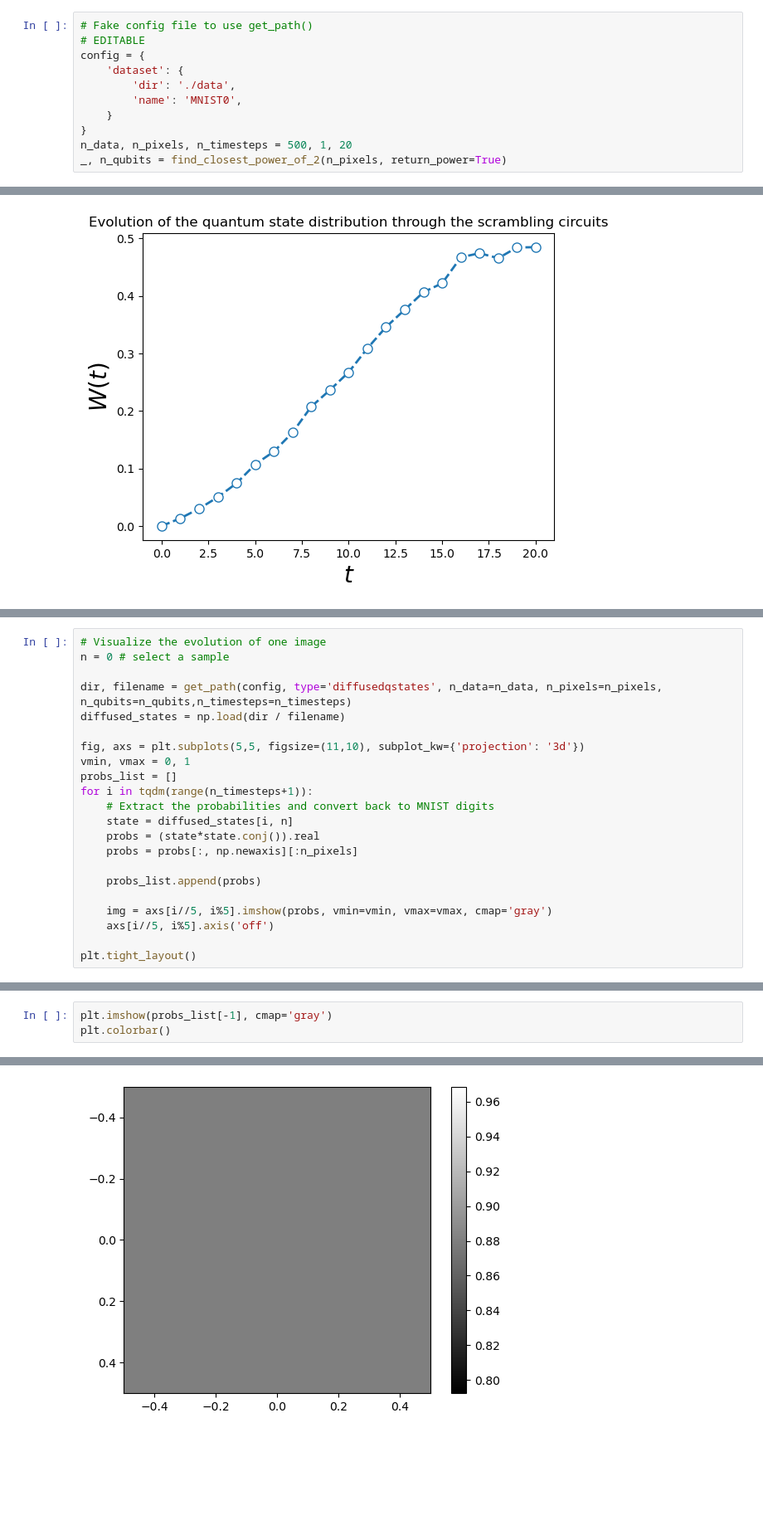
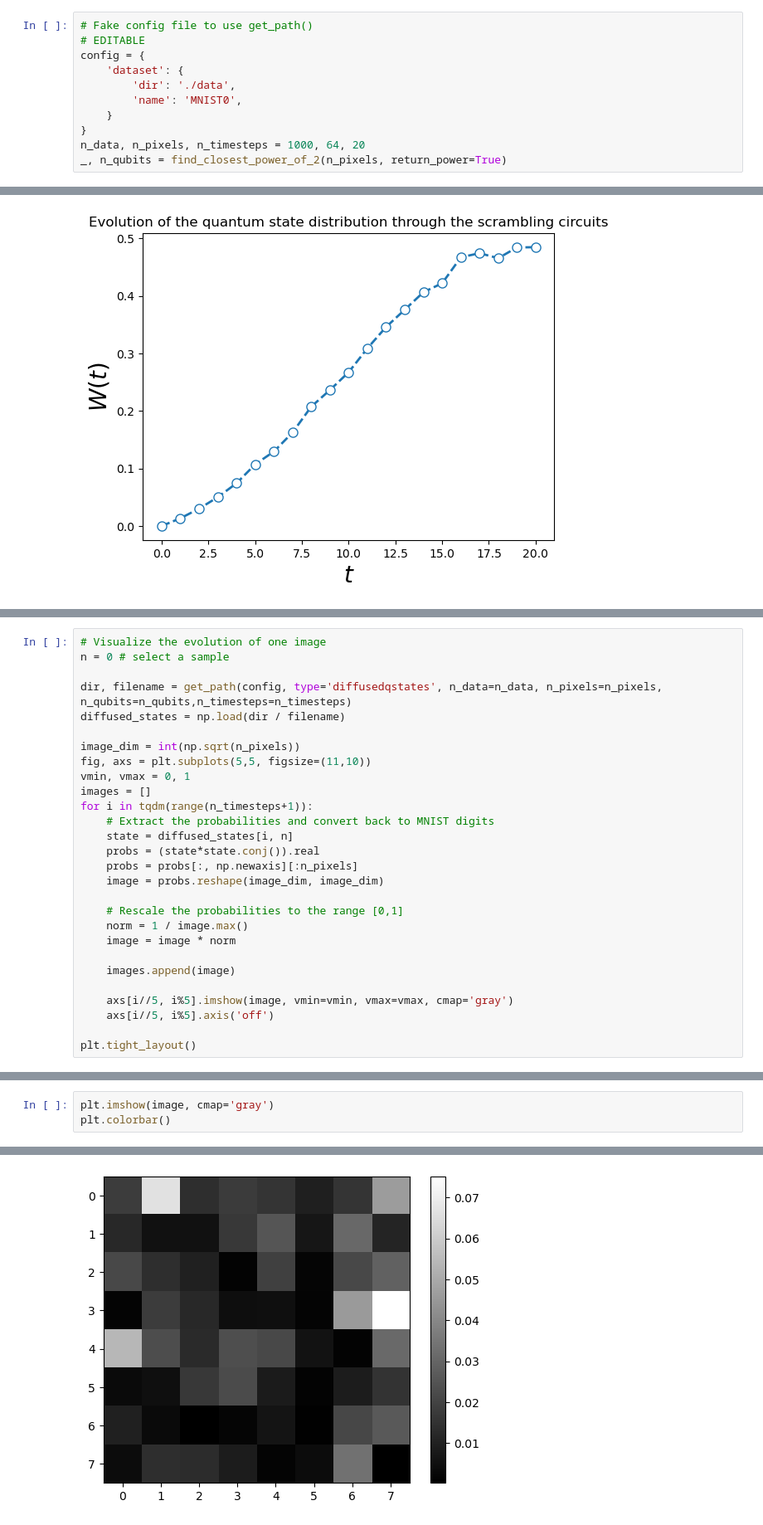
Before and after one commit to alapena/QuantGenMdl, a Jupyter notebook: visualize_noising.ipynb, the cells around one changed output, grey strips where cells are left out. Shown at 83% size. Cells and saved outputs as stored; diff of their text form; blank space fills up the shorter version.

Commit message:
Visualization of images bug for more than 1 pixel

```diff
--- a/visualize_noising.ipynb
+++ b/visualize_noising.ipynb
@@ -30,7 +27,7 @@ config = {
         'name': 'MNIST0',
     }
 }
-n_data, n_pixels, n_timesteps = 500, 1, 20
+n_data, n_pixels, n_timesteps = 1000, 64, 20
 _, n_qubits = find_closest_power_of_2(n_pixels, return_power=True)
 # %%
 # Bloch visualize on the forward noise process
@@ -101,18 +82,24 @@ n = 0 # select a sample
 dir, filename = get_path(config, type='diffusedqstates', n_data=n_data, n_pixels=n_pixels, n_qubits=n_qubits,n_timesteps=n_timesteps)
 diffused_states = np.load(dir / filename)
 
-fig, axs = plt.subplots(5,5, figsize=(11,10), subplot_kw={'projection': '3d'})
+image_dim = int(np.sqrt(n_pixels))
+fig, axs = plt.subplots(5,5, figsize=(11,10))
 vmin, vmax = 0, 1
-probs_list = []
+images = []
 for i in tqdm(range(n_timesteps+1)):
     # Extract the probabilities and convert back to MNIST digits
     state = diffused_states[i, n]
     probs = (state*state.conj()).real
     probs = probs[:, np.newaxis][:n_pixels]
+    image = probs.reshape(image_dim, image_dim)
 
-    probs_list.append(probs)
+    # Rescale the probabilities to the range [0,1]
+    norm = 1 / image.max()
+    image = image * norm
 
-    img = axs[i//5, i%5].imshow(probs, vmin=vmin, vmax=vmax, cmap='gray')
+    images.append(image)
+
+    axs[i//5, i%5].imshow(image, vmin=vmin, vmax=vmax, cmap='gray')
     axs[i//5, i%5].axis('off')
 
 plt.tight_layout()
@@ -121,9 +108,9 @@ plt.tight_layout()
 # %%
-plt.imshow(probs_list[-1], cmap='gray')
+plt.imshow(image, cmap='gray')
 plt.colorbar()
 # %% [output]
 <matplotlib.colorbar.Colorbar at 0x...>
-[figure, old version]
+[figure, new version]
 # %%
 fig, ax = plt.subplots(2,2)
 vmin, vmax = 0, 1
```
Also changed, not shown: parts of 4 cells of this notebook.
